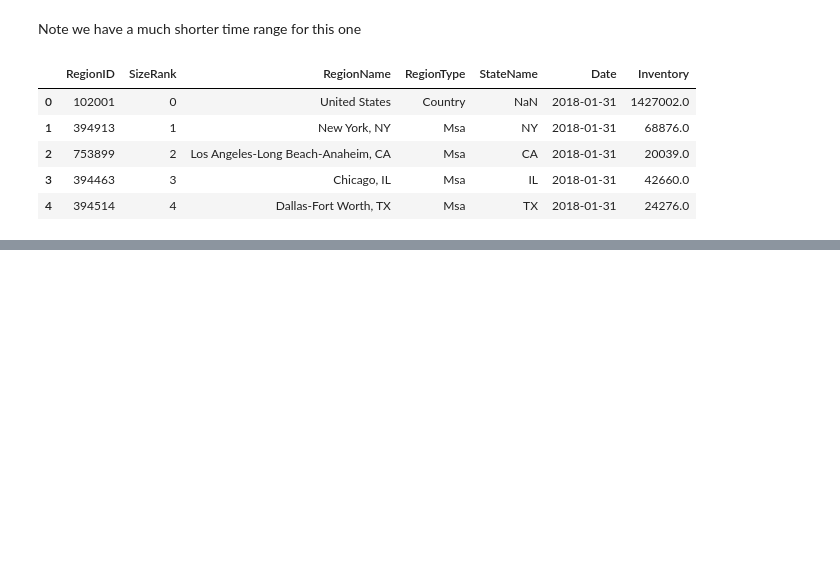
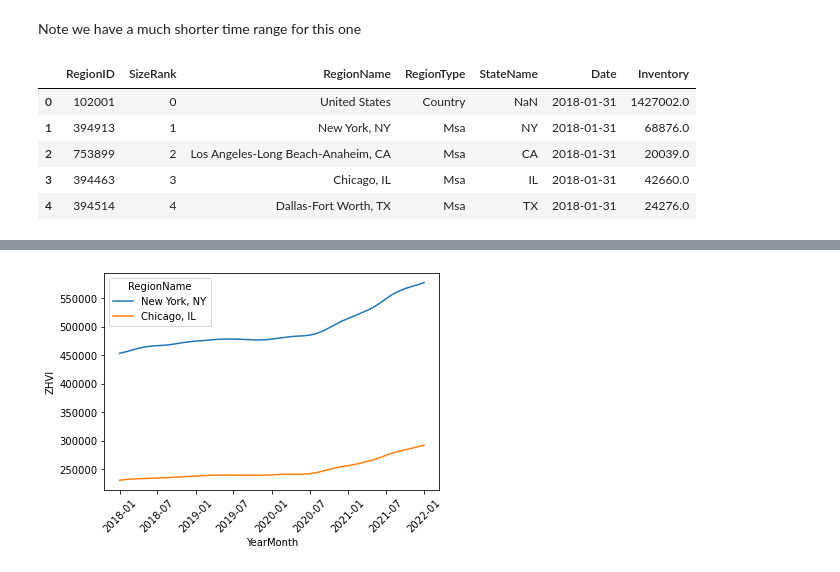
Before and after one commit to blsmxiu47/arcgis-notebooks, a Jupyter notebook: notebooks/housing_market/housing_market_analysis.ipynb, the cells around one changed output, grey strips where cells are left out. Cells and saved outputs as stored; diff of their text form; code cells hidden in the pictures; blank space fills up the shorter version.

```diff
--- a/notebooks/housing_market/housing_market_analysis.ipynb
+++ b/notebooks/housing_market/housing_market_analysis.ipynb
@@ -580,0 +640,4 @@ invt_df.head()
+# %%
+plot_metric(merged, regions=['New York, NY', 'Chicago, IL'], metric='ZHVI')
+# %% [output]
+[figure, added]
```
Also changed, not shown: parts of 16 cells of this notebook.
